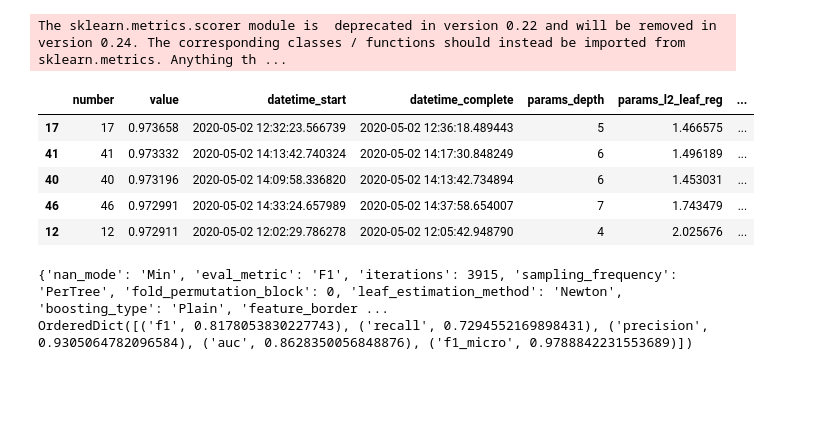
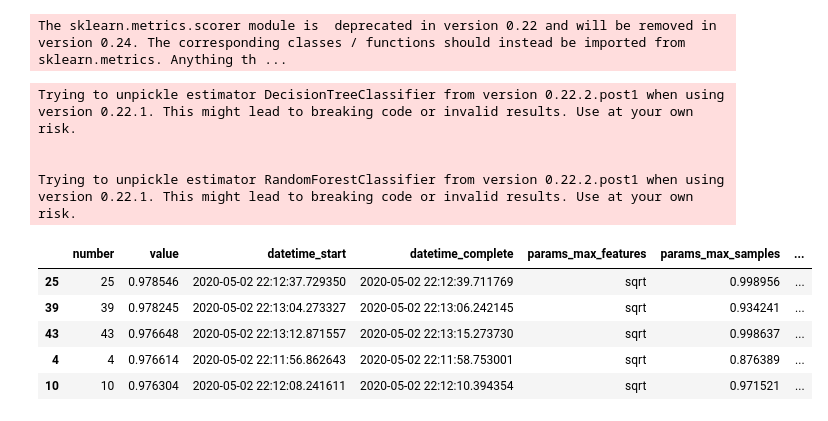
Before and after one commit to achmand/aml-crypto-graph, a Jupyter notebook: src/TEST_TPE.ipynb, the cells around one changed output. Cells and saved outputs as stored; diff of their text form; code cells hidden in the pictures; blank space fills up the shorter version.

Commit message:
Changes to results

```diff
--- a/src/TEST_TPE.ipynb
+++ b/src/TEST_TPE.ipynb
@@ -32,72 +32,68 @@ print(study.best_trial.params)
 # display(test_X)
 # %%
 
-# tmp = RandomForestAlgo(persist_props={
-#     "method":"load",
-#     "load_path": "persistence/experiment_1.1/tuned_models/ALL/random_forest"
-# })
+tmp = RandomForestAlgo(persist_props={
+    "method":"load",
+    "load_path": "persistence/experiment_1.1/tuned_models/ALL/random_forest"
+})
 
 # tmp = LightGbmAlgo(persist_props={
 #     "method":"load",
-#     "load_path": "persistence/experiment_1/tuned_models/AF/light_boost"
+#     "load_path": "persistence/experiment_1/tuned_models/LF/light_boost"
 # })
 
-tmp = CatBoostAlgo(persist_props={
-    "method":"load",
-    "load_path": "persistence/experiment_1/tuned_models/AF/cat_boost"
-})
+# tmp = CatBoostAlgo(persist_props={
+#     "method":"load",
+#     "load_path": "persistence/experiment_1/tuned_models/LF/cat_boost"
+# })
 
 # tmp = XgboostAlgo(persist_props={
 #     "method":"load",
-#     "load_path": "persistence/experiment_1/tuned_models/AF/xg_boost"
+#     "load_path": "persistence/experiment_1/tuned_models/LF/xg_boost"
 # })
 
 display(tmp._tuner._study.trials_dataframe().sort_values("value", ascending=False).head(5))
 
 # tmp = CatBoostAlgo()
 # tmp = XgboostAlgo()
 # tmp = LightGbmAlgo()
 
-elliptic = cdr.get_data("elliptic")
-data = elliptic.train_test_split(train_size=0.7, feat_set="AF")
+elliptic = cdr.get_data("eth_accounts")
+# data = elliptic.train_test_split(train_size=0.7, feat_set="LF")
+data = elliptic.train_test_split(train_size=0.7, as_dict=False)
 
-# CAT
+# CAT AF
 # 0.8178053830227743
-#
 
-# LIGHT
-# 0.8181818181818181
-# 0.8181818181818181
-
-# XGB
-# 0.8220031136481577
 
 train_X = data.train_X
 train_y = data.train_y
 test_X = data.test_X
 test_y = data.test_y
 
 # tmp.set_params(**tmp2.get_params())
 tmp.fit(train_X, train_y, tune=False)
 print(tmp.get_params())
 results = tmp.evaluate(["f1", "recall", "precision", "auc", "f1_micro"], test_X, test_y)
 print(results)
 
 # print(tmp.get_params())
 # print(tmp._tuner._study.best_trial.user_attrs["best_n_estimators"])
 
-# import pickle
-# with open("study_xgboost_AF", "wb") as model_file:
-#     pickle.dump(tmp._tuner._study, model_file)
+import pickle
+with open("study_randomforest_ALL.pkl", "wb") as model_file:
+    pickle.dump(tmp._tuner._study, model_file)
 # %% [output]
+Trying to unpickle estimator DecisionTreeClassifier from version 0.22.2.post1 when using version 0.22.1. This might lead to breaking code or invalid results. Use at your own risk.
+
+
+Trying to unpickle estimator RandomForestClassifier from version 0.22.2.post1 when using version 0.22.1. This might lead to breaking code or invalid results. Use at your own risk.
-|  | number | value | datetime_start | datetime_complete | params_depth | params_l2_leaf_reg | ... |
-| 17 | 17 | 0.973658 | 2020-05-02 12:32:23.566739 | 2020-05-02 12:36:18.489443 | 5 | 1.466575 | ... |
-| 41 | 41 | 0.973332 | 2020-05-02 14:13:42.740324 | 2020-05-02 14:17:30.848249 | 6 | 1.496189 | ... |
-| 40 | 40 | 0.973196 | 2020-05-02 14:09:58.336820 | 2020-05-02 14:13:42.734894 | 6 | 1.453031 | ... |
-| 46 | 46 | 0.972991 | 2020-05-02 14:33:24.657989 | 2020-05-02 14:37:58.654007 | 7 | 1.743479 | ... |
-| 12 | 12 | 0.972911 | 2020-05-02 12:02:29.786278 | 2020-05-02 12:05:42.948790 | 4 | 2.025676 | ... |
+|  | number | value | datetime_start | datetime_complete | params_max_features | params_max_samples | ... |
+| 25 | 25 | 0.978546 | 2020-05-02 22:12:37.729350 | 2020-05-02 22:12:39.711769 | sqrt | 0.998956 | ... |
+| 39 | 39 | 0.978245 | 2020-05-02 22:13:04.273327 | 2020-05-02 22:13:06.242145 | sqrt | 0.934241 | ... |
+| 43 | 43 | 0.976648 | 2020-05-02 22:13:12.871557 | 2020-05-02 22:13:15.273730 | sqrt | 0.998637 | ... |
+| 4 | 4 | 0.976614 | 2020-05-02 22:11:56.862643 | 2020-05-02 22:11:58.753001 | sqrt | 0.876389 | ... |
+| 10 | 10 | 0.976304 | 2020-05-02 22:12:08.241611 | 2020-05-02 22:12:10.394354 | sqrt | 0.971521 | ... |
-{'nan_mode': 'Min', 'eval_metric': 'F1', 'iterations': 3915, 'sampling_frequency': 'PerTree', 'fold_permutation_block': 0, 'leaf_estimation_method': 'Newton', 'boosting_type': 'Plain', 'feature_border ...
-OrderedDict([('f1', 0.8178053830227743), ('recall', 0.7294552169898431), ('precision', 0.9305064782096584), ('auc', 0.8628350056848876), ('f1_micro', 0.9788842231553689)])
 # %%
 #---------------------------------
 # XGBOOST (DETERMINISTIC RESULTS)
```
Also changed, not shown: 28 other files.
